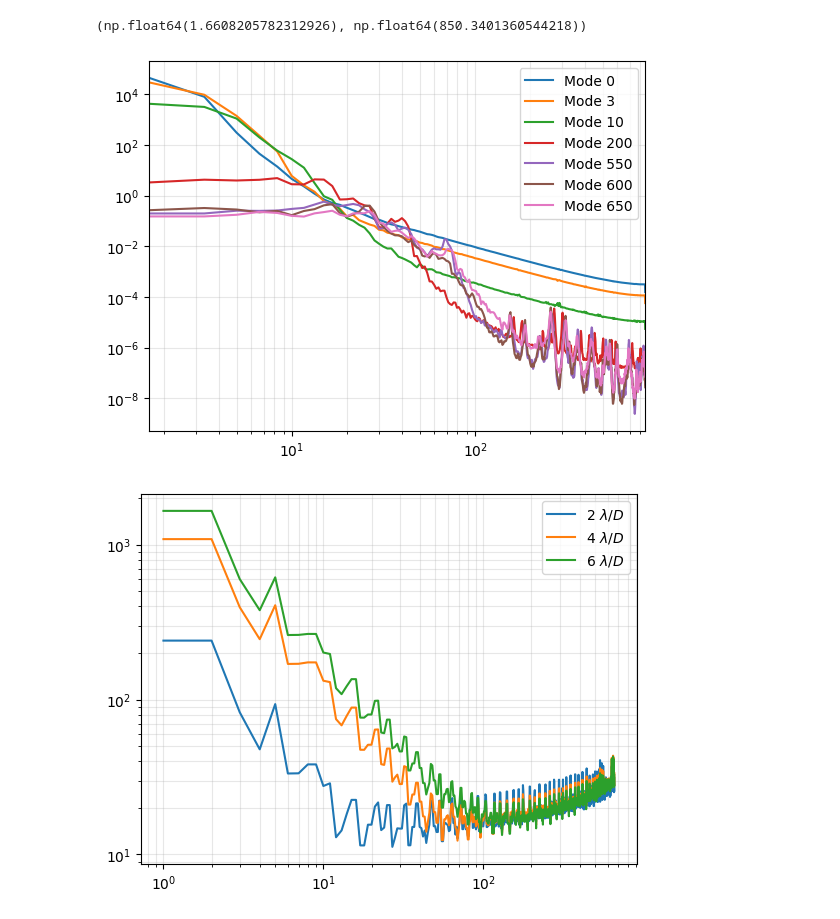
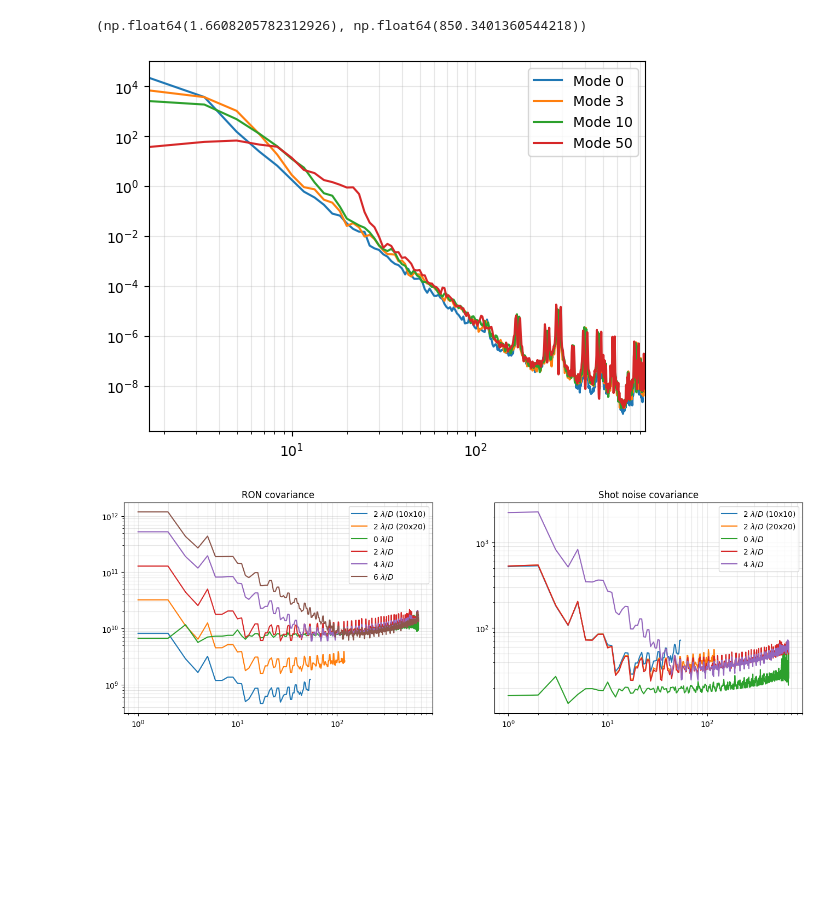
Before and after one commit to ArcetriAdaptiveOptics/SPECULA, a Jupyter notebook: config/ErrorBudget/debug_error_budget.ipynb, the cells around one changed output. Saved outputs shown, nothing was run; the diff lists cells and outputs as text; code cells hidden in the pictures; blank space fills up the shorter version.

```diff
--- a/config/ErrorBudget/debug_error_budget.ipynb
+++ b/config/ErrorBudget/debug_error_budget.ipynb
@@ -11,9 +14,12 @@ main_config = 'soul_main.yml'
 # %%
 pyr_mask = get_pupil_mask(npix=120,filepath=os.path.join(root_dir,'pupils/pyr_pupdata_40x40.fits'))
 
-frame = fits.getdata(os.path.join(root_dir, 'frames/pyr2.0_40x40_frame_null.fits'))[0]
+frame = fits.getdata(os.path.join(root_dir, 'frames/pyr0.0_40x40_frame_null.fits'))[0]
 
-sn = fits.getdata(os.path.join(root_dir, 'slopenulls/pyr2.0_40x40_sn.fits'))
+sn0 = fits.getdata(os.path.join(root_dir, 'slopenulls/pyr0.0_40x40_sn.fits'))
+sn1 = fits.getdata(os.path.join(root_dir, 'slopenulls/pyr1.0_40x40_sn.fits'))
+sn2 = fits.getdata(os.path.join(root_dir, 'slopenulls/pyr2.0_40x40_sn.fits'))
+sn6 = fits.getdata(os.path.join(root_dir, 'slopenulls/pyr6.0_40x40_sn.fits'))
 
 thrp = np.sum(frame[pyr_mask])/np.sum(frame)
 
@@ -22,7 +28,11 @@ thrp = np.sum(frame[pyr_mask])/np.sum(frame)
 n_subaps = np.sum(pyr_mask)/4
 
 plt.figure()
-plt.plot(sn)
+plt.plot(sn0,label=r'0 $\lambda/D$')
+plt.plot(sn1,label=r'1 $\lambda/D$')
+plt.plot(sn2,label=r'2 $\lambda/D$')
+plt.plot(sn6,label=r'6 $\lambda/D$')
+plt.legend()
 plt.grid()
 
 plt.figure()
@@ -75,10 +85,10 @@ plt.grid(which='both',alpha=0.3)
 # %%
 plt.figure()
-for mode in np.array([0,3,10,200,550,600,650]):
+for mode in np.array([0,3,10,50]):
     plt.loglog(atmo_f,atmo_psd[mode],label=f'Mode {mode}')
 plt.legend()
 plt.grid(which='both',alpha=0.3)
 plt.xlim([f[1],f[-1]])
 # %% [output]
 (np.float64(1.6608205782312926), np.float64(850.3401360544218))
-[figure, old version]
+[figure, new version]
@@ -85,21 +129,47 @@ plt.xlim([f[1],f[-1]])
 # %%
-rec2_10x10 = fits.getdata(os.path.join(root_dir, 'rec', 'pyr2.0_10x10_54modes_rec.fits'))
-rec2_20x20 = fits.getdata(os.path.join(root_dir, 'rec', 'pyr2.0_20x20_450modes_rec.fits'))
-rec2 = fits.getdata(os.path.join(root_dir, 'rec', 'pyr2.0_40x40_660modes_rec.fits'))
-rec4 = fits.getdata(os.path.join(root_dir, 'rec', 'pyr4.0_40x40_660modes_rec.fits'))
-rec6 = fits.getdata(os.path.join(root_dir, 'rec', 'pyr6.0_40x40_660modes_rec.fits'))
 
-x = np.arange(rec2.shape[0])+1
-x10 = np.arange(rec2_10x10.shape[0])+1
-x20 = np.arange(rec2_20x20.shape[0])+1
+rec0_ron_cov = rec_ron_covariance(rMod=0.0,n_modes=660,n_subaps=40)
+rec1_ron_cov = rec_ron_covariance(rMod=1.0,n_modes=660,n_subaps=40)
+rec2_10x10_ron_cov = rec_ron_covariance(rMod=2.0,n_modes=54,n_subaps=10)
+rec2_20x20_ron_cov = rec_ron_covariance(rMod=2.0,n_modes=120,n_subaps=20)
+rec2_ron_cov = rec_ron_covariance(rMod=2.0,n_modes=660,n_subaps=40)
+rec4_ron_cov = rec_ron_covariance(rMod=4.0,n_modes=660,n_subaps=40)
+rec6_ron_cov = rec_ron_covariance(rMod=6.0,n_modes=660,n_subaps=40)
 
-plt.figure()
-# plt.loglog(x10,np.diag(rec2_10x10 @ rec2_10x10.T),label=r'2 $\lambda/D$ (10x10)')
-# plt.loglog(x20,np.diag(rec2_20x20@ rec2_20x20.T),label=r'2 $\lambda/D$ (20x20)')
-plt.loglog(x,np.diag(rec2 @ rec2.T),label=r'2 $\lambda/D$')
-plt.loglog(x,np.diag(rec4 @ rec4.T),label=r'4 $\lambda/D$')
-plt.loglog(x,np.diag(rec4 @ rec6.T),label=r'6 $\lambda/D$')
+rec0_shot_cov = rec_shot_covariance(rMod=0.0,n_modes=660,n_subaps=40)
+rec1_shot_cov = rec_shot_covariance(rMod=1.0,n_modes=660,n_subaps=40)
+rec2_10x10_shot_cov = rec_shot_covariance(rMod=2.0,n_modes=54,n_subaps=10)
+rec2_20x20_shot_cov = rec_shot_covariance(rMod=2.0,n_modes=120,n_subaps=20)
+rec2_shot_cov = rec_shot_covariance(rMod=2.0,n_modes=660,n_subaps=40)
+rec4_shot_cov = rec_shot_covariance(rMod=4.0,n_modes=660,n_subaps=40)
+rec6_ron_cov = rec_ron_covariance(rMod=6.0,n_modes=660,n_subaps=40)
+
+x10 = np.arange(54)+1
+x20 = np.arange(120)+1
+x40 = np.arange(660)+1
+
+plt.figure(figsize=(16,5))
+plt.subplot(1,2,1)
+plt.title('RON covariance')
+plt.loglog(x10,rec2_10x10_ron_cov,label=r'2 $\lambda/D$ (10x10)')
+plt.loglog(x20,rec2_20x20_ron_cov,label=r'2 $\lambda/D$ (20x20)')
+plt.loglog(x,rec0_ron_cov,label=r'0 $\lambda/D$')
+# plt.loglog(x,rec1_ron_cov,label=r'1 $\lambda/D$')
+plt.loglog(x,rec2_ron_cov,label=r'2 $\lambda/D$')
+plt.loglog(x,rec4_ron_cov,label=r'4 $\lambda/D$')
+plt.loglog(x,rec6_ron_cov,label=r'6 $\lambda/D$')
 plt.legend()
 plt.grid(which='both',alpha=0.3)
+plt.subplot(1,2,2)
+plt.title('Shot noise covariance')
+plt.loglog(x10,rec2_10x10_shot_cov,label=r'2 $\lambda/D$ (10x10)')
+plt.loglog(x20,rec2_20x20_shot_cov,label=r'2 $\lambda/D$ (20x20)')
+plt.loglog(x,rec0_shot_cov,label=r'0 $\lambda/D$')
+# plt.loglog(x,rec1_shot_cov,label=r'1 $\lambda/D$')
+plt.loglog(x,rec2_shot_cov,label=r'2 $\lambda/D$')
+plt.loglog(x,rec4_shot_cov,label=r'4 $\lambda/D$')
+# plt.loglog(x,rec6_ron_cov,label=r'6 $\lambda/D$')
+plt.legend()
+plt.grid(which='both',alpha=0.3)
 # %% [output]
-[figure, old version]
+[figure, new version]
```
Also changed, not shown: parts of 10 cells of this notebook, 7 other files.
